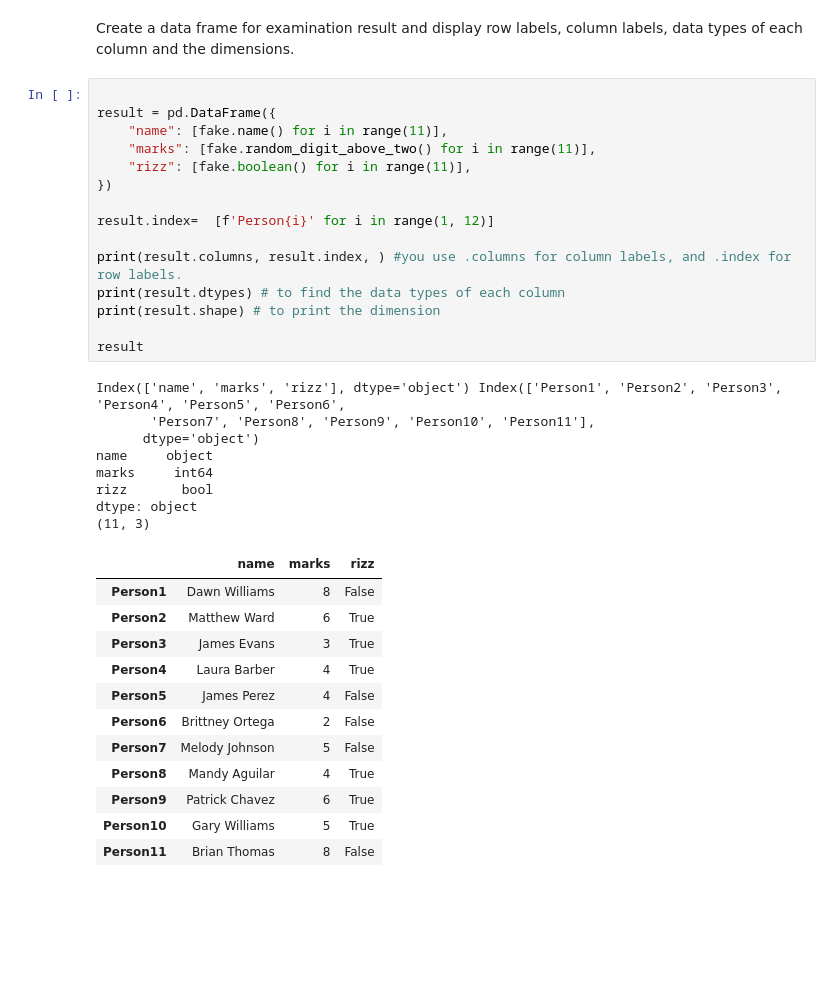
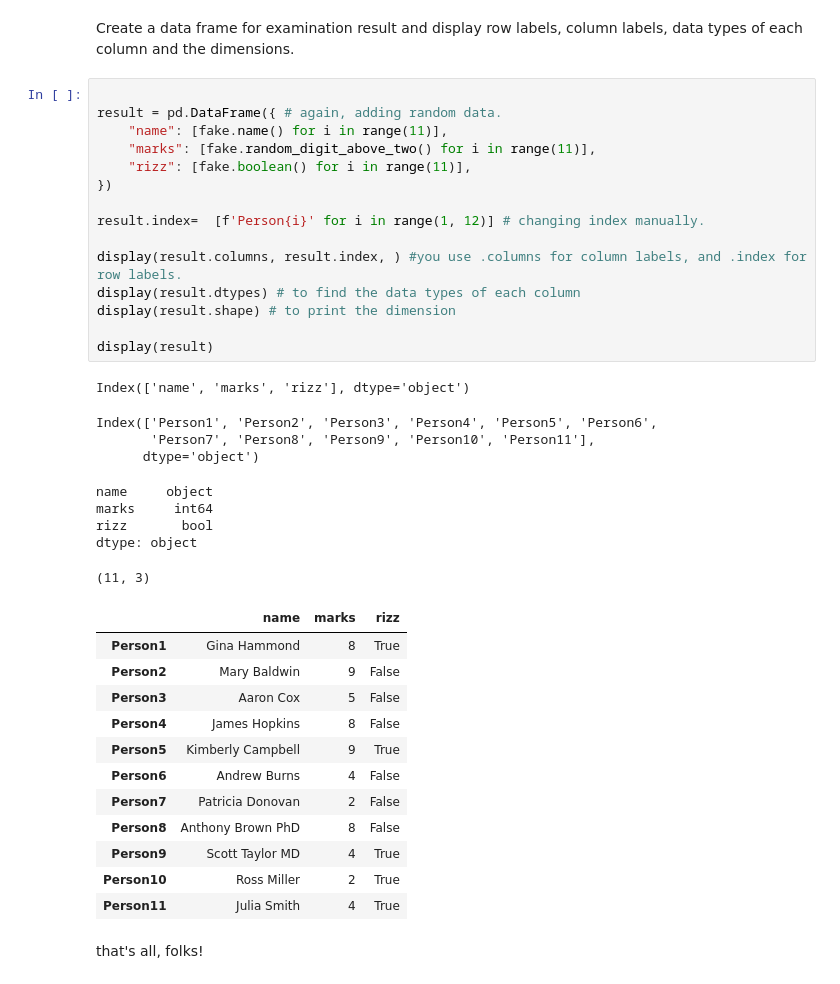
Before and after one commit to moiSentineL/ip-survivalkit, a Jupyter notebook: pandas/dataframes.ipynb, the cells around one changed output. Drawn from its saved outputs; the diff is of its cells as text; blank space fills up the shorter version.

```diff
--- a/pandas/dataframes.ipynb
+++ b/pandas/dataframes.ipynb
@@ -203,37 +267,40 @@ Name: expenditure, dtype: int64
 Create a data frame for examination result and display row labels, column labels, data types of each column and the dimensions.
 # %%
 
-result = pd.DataFrame({
+result = pd.DataFrame({ # again, adding random data.
     "name": [fake.name() for i in range(11)],
     "marks": [fake.random_digit_above_two() for i in range(11)],
     "rizz": [fake.boolean() for i in range(11)],
 })
 
-result.index=  [f'Person{i}' for i in range(1, 12)]
+result.index=  [f'Person{i}' for i in range(1, 12)] # changing index manually.
 
-print(result.columns, result.index, ) #you use .columns for column labels, and .index for row labels.
-print(result.dtypes) # to find the data types of each column
-print(result.shape) # to print the dimension
+display(result.columns, result.index, ) #you use .columns for column labels, and .index for row labels.
+display(result.dtypes) # to find the data types of each column
+display(result.shape) # to print the dimension
 
-result
+display(result)
 # %% [output]
-Index(['name', 'marks', 'rizz'], dtype='object') Index(['Person1', 'Person2', 'Person3', 'Person4', 'Person5', 'Person6',
-       'Person7', 'Person8', 'Person9', 'Person10', 'Person11'],
-      dtype='object')
-name     object
-marks     int64
-rizz       bool
-dtype: object
-(11, 3)
+Index(['name', 'marks', 'rizz'], dtype='object')
+Index(['Person1', 'Person2', 'Person3', 'Person4', 'Person5', 'Person6',
+       'Person7', 'Person8', 'Person9', 'Person10', 'Person11'],
+      dtype='object')
+name     object
+marks     int64
+rizz       bool
+dtype: object
+(11, 3)
 |  | name | marks | rizz |
-| Person1 | Dawn Williams | 8 | False |
-| Person2 | Matthew Ward | 6 | True |
-| Person3 | James Evans | 3 | True |
-| Person4 | Laura Barber | 4 | True |
-| Person5 | James Perez | 4 | False |
-| Person6 | Brittney Ortega | 2 | False |
-| Person7 | Melody Johnson | 5 | False |
-| Person8 | Mandy Aguilar | 4 | True |
-| Person9 | Patrick Chavez | 6 | True |
-| Person10 | Gary Williams | 5 | True |
-| Person11 | Brian Thomas | 8 | False |
+| Person1 | Gina Hammond | 8 | True |
+| Person2 | Mary Baldwin | 9 | False |
+| Person3 | Aaron Cox | 5 | False |
+| Person4 | James Hopkins | 8 | False |
+| Person5 | Kimberly Campbell | 9 | True |
+| Person6 | Andrew Burns | 4 | False |
+| Person7 | Patricia Donovan | 2 | False |
+| Person8 | Anthony Brown PhD | 8 | False |
+| Person9 | Scott Taylor MD | 4 | True |
+| Person10 | Ross Miller | 2 | True |
+| Person11 | Julia Smith | 4 | True |
+# %% [markdown]
+that's all, folks!
```
Also changed, not shown: parts of 18 cells of this notebook, 3 other files.
